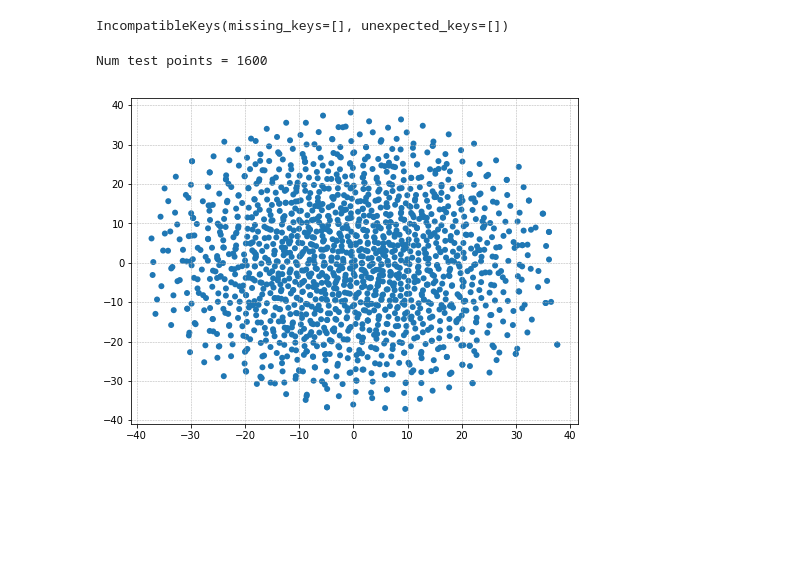
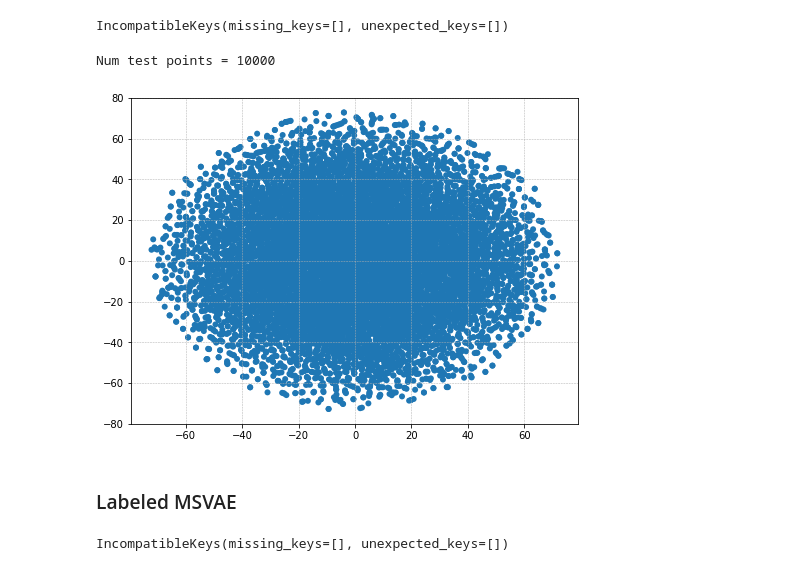
Before and after one commit to akashrajkn/akruti, a Jupyter notebook: src/Blocks.ipynb, the cells around one changed output. Drawn from its saved outputs; the diff is of its cells as text; code cells hidden in the pictures; blank space fills up the shorter version.

```diff
--- a/src/Blocks.ipynb
+++ b/src/Blocks.ipynb
@@ -71,9 +57,42 @@ def plot_TSNE(model, test_loader, hide_axis=True):
     plt.show()
 # %% [markdown]
 ### Word VAE
+# %%
+def get_z_VAE(model, test_loader):
+
+    model.eval()
+    z_list = None
+    it_sup = iter(test_loader)
+    i      = 0
+
+    while True:
+        try:
+            sample_batched_sup = next(it_sup)
+        except StopIteration:
+            break
+
+        x_t_sup = sample_batched_sup['target_form'].to(device)
+        x_t_sup = torch.transpose(x_t_sup, 0, 1)
+
+        outputs, mu, logvar = model(x_t_sup)
+
+        z = model.reparameterize(mu, logvar)
+
+        if i == 0:
+            z_list = z.detach().cpu().numpy()
+        else:
+            z_list = np.concatenate((z_list, z.detach().cpu().numpy()), axis=0)
+
+        i += 1
+
+        if i == 10000:
+            break
+
+    print("Num test points = {}".format(str(i)))
+    return z_list
 # %%
 language = 'turkish'
-model_id = '10'
+model_id = '1'
 
 device         = torch.device('cpu')
 checkpoint     = torch.load('../models/vae_{}-{}/model.pt'.format(language, model_id), map_location=device)
@@ -81,7 +100,7 @@ checkpoint     = torch.load('../models/vae_{}-{}/model.pt'.format(language, mode
 config         = checkpoint['config']
 vocab          = checkpoint['vocab']
 
-test_loader, d = initialize_dataloader(run_type='test', language=config['language'], task='sup',
+test_loader, d = initialize_dataloader(run_type='train', language=config['language'], task='sup',
                                        vocab=vocab, batch_size=1, shuffle=True)
 idx_2_char     = d.idx_2_char
 
@@ -90,7 +109,11 @@ model.load_state_dict(checkpoint['model_state_dict'])
 # %% [output]
 IncompatibleKeys(missing_keys=[], unexpected_keys=[])
 # %%
-plot_TSNE(model, test_loader, hide_axis=False)
+z_list = get_z_VAE(model, test_loader)
+
+plot_TSNE(z_list, hide_axis=False)
 # %% [output]
-Num test points = 1600
+Num test points = 10000
-[figure, old version]
+[figure, new version]
+# %% [markdown]
+### Labeled MSVAE
@@ -96,0 +159,23 @@ Num test points = 1600
+# %%
+language = 'turkish'
+model_id = '2'
+
+device         = torch.device('cpu')
+checkpoint     = torch.load('../models/msvae_{}-{}/model.pt'.format(language, model_id), map_location=device)
+
+config         = checkpoint['config']
+vocab          = checkpoint['vocab']
+
+max_seq_len    = get_max_seq_len(language, vocab)
+csvpath        = '../data/{}_stem_greater_12'.format(language)
+d              = MorphologyDatasetTask3(test=True, language=language, vocab=vocab, tasks=['none'], get_unprocessed=True,
+                                    max_unsup=10000, max_seq_len=max_seq_len, csvpath=csvpath)
+test_loader    = DataLoader(d, batch_size=1, shuffle=False, num_workers=2)
+
+
+idx_2_char     = d.idx_2_char
+
+model          = initialize_model(config)
+model.load_state_dict(checkpoint['model_state_dict'])
+# %% [output]
+IncompatibleKeys(missing_keys=[], unexpected_keys=[])
```
Also changed, not shown: parts of 9 cells of this notebook, 7 other files.
